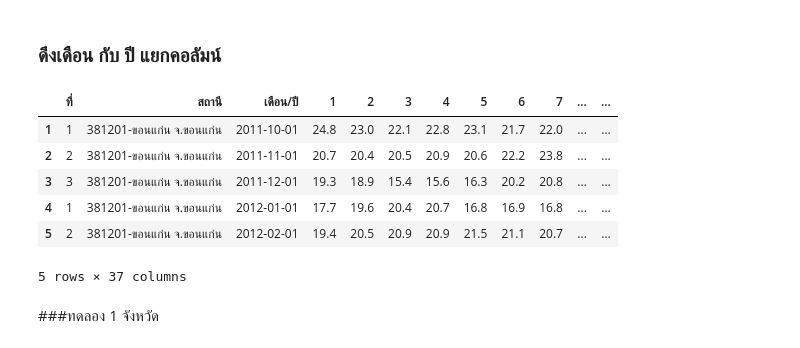
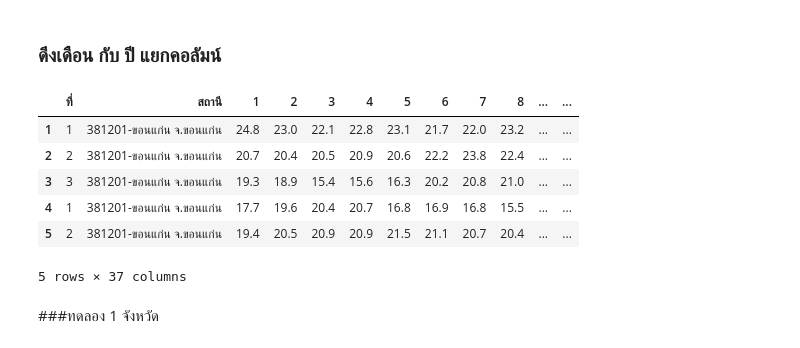
Before and after one commit to SasiwimonV/bsc_dpdm22, a Jupyter notebook: [data3]_กรมอุตุ_.ipynb, the cells around one changed output. Cells and saved outputs as stored; diff of their text form; code cells hidden in the pictures.

```diff
--- a/[data3]_กรมอุตุ_.ipynb
+++ b/[data3]_กรมอุตุ_.ipynb
@@ -464,13 +396,14 @@ tt.shape
 # %%
 tt['เดือน'] = tt['เดือน/ปี'].dt.month
 tt['ปี'] = tt['เดือน/ปี'].dt.year
+del tt['เดือน/ปี']
 tt.head()
 # %% [output]
-|  | ที่ | สถานี | เดือน/ปี | 1 | 2 | 3 | 4 | 5 | 6 | 7 | ... | ... |
-| 1 | 1 | 381201-ขอนแก่น จ.ขอนแก่น | 2011-10-01 | 24.8 | 23.0 | 22.1 | 22.8 | 23.1 | 21.7 | 22.0 | ... | ... |
-| 2 | 2 | 381201-ขอนแก่น จ.ขอนแก่น | 2011-11-01 | 20.7 | 20.4 | 20.5 | 20.9 | 20.6 | 22.2 | 23.8 | ... | ... |
-| 3 | 3 | 381201-ขอนแก่น จ.ขอนแก่น | 2011-12-01 | 19.3 | 18.9 | 15.4 | 15.6 | 16.3 | 20.2 | 20.8 | ... | ... |
-| 4 | 1 | 381201-ขอนแก่น จ.ขอนแก่น | 2012-01-01 | 17.7 | 19.6 | 20.4 | 20.7 | 16.8 | 16.9 | 16.8 | ... | ... |
-| 5 | 2 | 381201-ขอนแก่น จ.ขอนแก่น | 2012-02-01 | 19.4 | 20.5 | 20.9 | 20.9 | 21.5 | 21.1 | 20.7 | ... | ... |
+|  | ที่ | สถานี | 1 | 2 | 3 | 4 | 5 | 6 | 7 | 8 | ... | ... |
+| 1 | 1 | 381201-ขอนแก่น จ.ขอนแก่น | 24.8 | 23.0 | 22.1 | 22.8 | 23.1 | 21.7 | 22.0 | 23.2 | ... | ... |
+| 2 | 2 | 381201-ขอนแก่น จ.ขอนแก่น | 20.7 | 20.4 | 20.5 | 20.9 | 20.6 | 22.2 | 23.8 | 22.4 | ... | ... |
+| 3 | 3 | 381201-ขอนแก่น จ.ขอนแก่น | 19.3 | 18.9 | 15.4 | 15.6 | 16.3 | 20.2 | 20.8 | 21.0 | ... | ... |
+| 4 | 1 | 381201-ขอนแก่น จ.ขอนแก่น | 17.7 | 19.6 | 20.4 | 20.7 | 16.8 | 16.9 | 16.8 | 15.5 | ... | ... |
+| 5 | 2 | 381201-ขอนแก่น จ.ขอนแก่น | 19.4 | 20.5 | 20.9 | 20.9 | 21.5 | 21.1 | 20.7 | 20.4 | ... | ... |
 5 rows × 37 columns
 # %%
```
Also changed, not shown: parts of 128 cells of this notebook.
